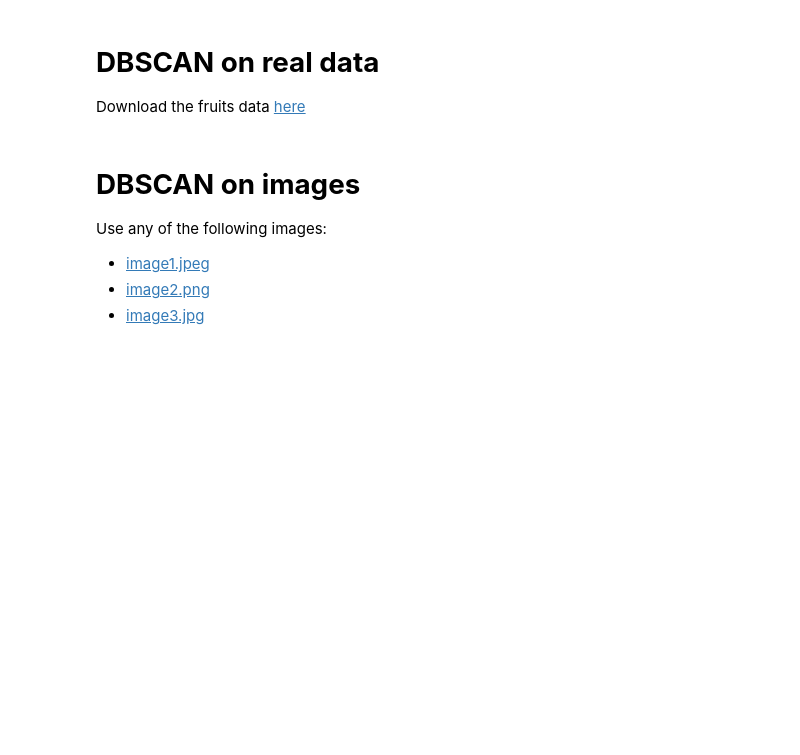
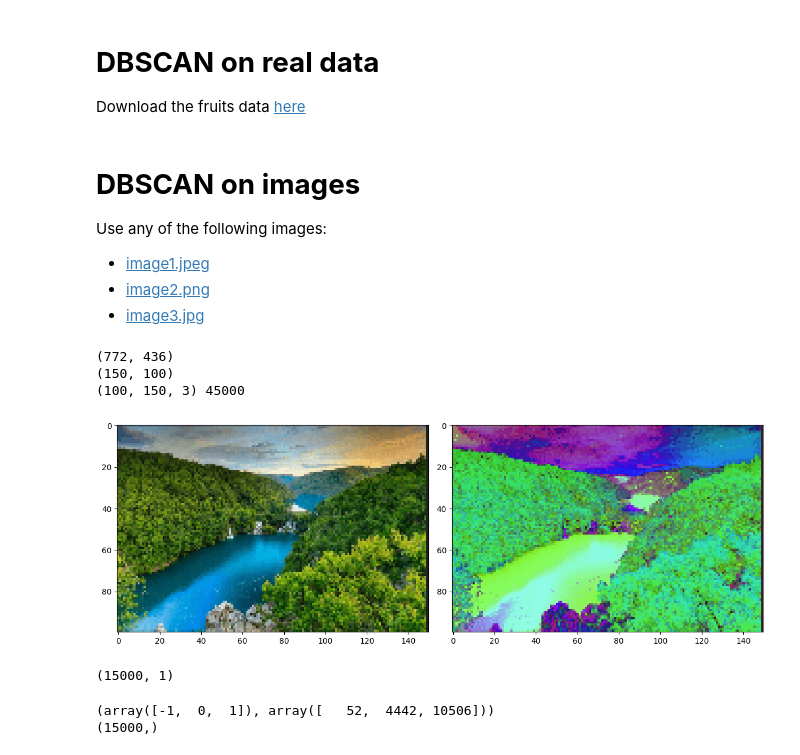
Before and after one commit to DuskySam2/machine_learning_20241, a Jupyter notebook: Sem_07/DBSCAN.ipynb, the cells around one changed output. Saved outputs shown, nothing was run; the diff lists cells and outputs as text; code cells hidden in the pictures; blank space fills up the shorter version.

```diff
--- a/Sem_07/DBSCAN.ipynb
+++ b/Sem_07/DBSCAN.ipynb
@@ -69,0 +89,43 @@ Use any of the following images:
+# %%
+original_image = Image.open("/content/image2.png")
+print(original_image.size)
+original_image = original_image.resize((150,100))
+print(original_image.size)
+
+# Converting from BGR Color Space to HSV
+img_rgb = np.array(original_image.convert("RGB"))
+img_hsv = np.array(original_image.convert("HSV"))
+print(img_rgb.shape, img_hsv.size)
+
+# Mostrar las imágenes RGB y HSV
+_, axes = plt.subplots(1, 2, figsize=(12, 5))
+axes[0].imshow(img_rgb) #RGB
+axes[1].imshow(img_hsv) #HSV
+plt.tight_layout()
+plt.show()
+# %% [output]
+(772, 436)
+(150, 100)
+(100, 150, 3) 45000
+[figure, added]
+# %%
+vectorized_hsv = img_hsv[:,:,0].reshape(-1,1)
+vectorized_hsv = np.float32(vectorized_hsv)
+
+print(vectorized_hsv.shape)
+# %% [output]
+(15000, 1)
+# %%
+eps_value =  abs(img_hsv[:,:,0].min() - img_hsv[:,:, 0].max())*0.1  # Valor de epsilon (distancia máxima entre dos muestras para ser consideradas vecinas)
+min_samples_value = int(len(vectorized_hsv) * 0.05)  # Número mínimo de muestras dentro de la vecindad de un punto para considerarse como punto central
+
+# Inicializar el modelo DBSCAN con los parámetros especificados
+dbscan = DBSCAN(eps=eps_value, min_samples=min_samples_value)
+
+# Train DBSCAN
+predictions = dbscan.fit_predict(vectorized_hsv)
+print(np.unique(predictions, return_counts = True))
+print(predictions.shape)
+# %% [output]
+(array([-1,  0,  1]), array([   52,  4442, 10506]))
+(15000,)
```
Also changed, not shown: parts of 11 cells of this notebook, 5 other files.
